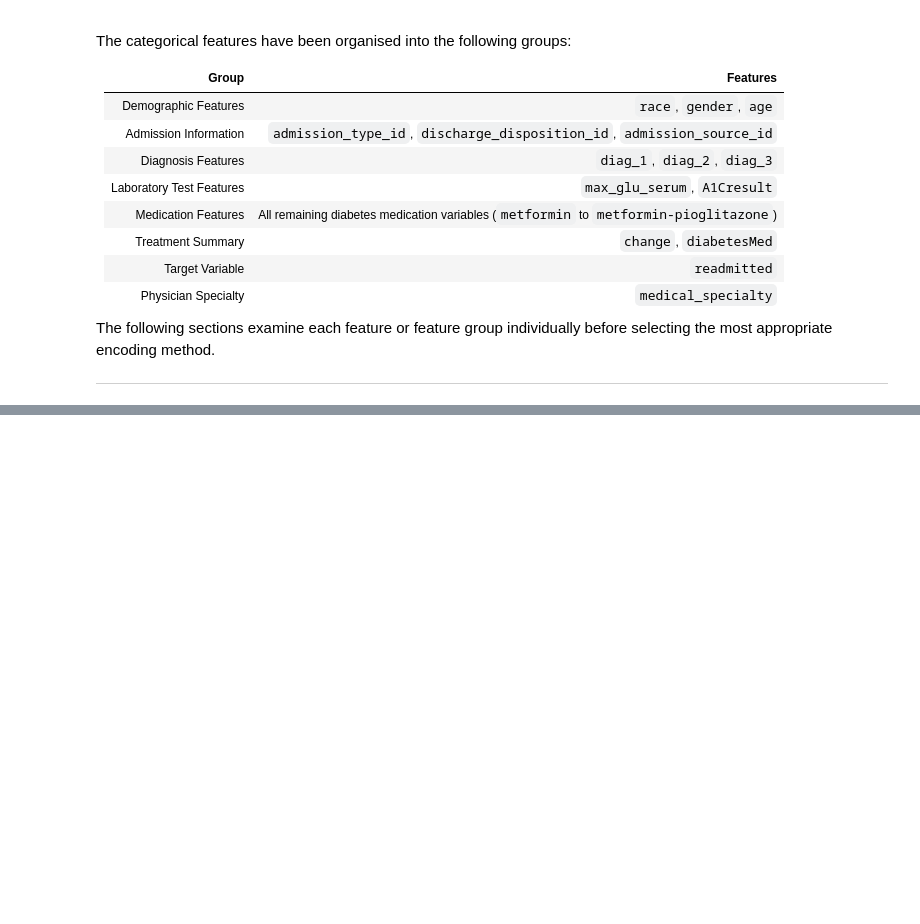
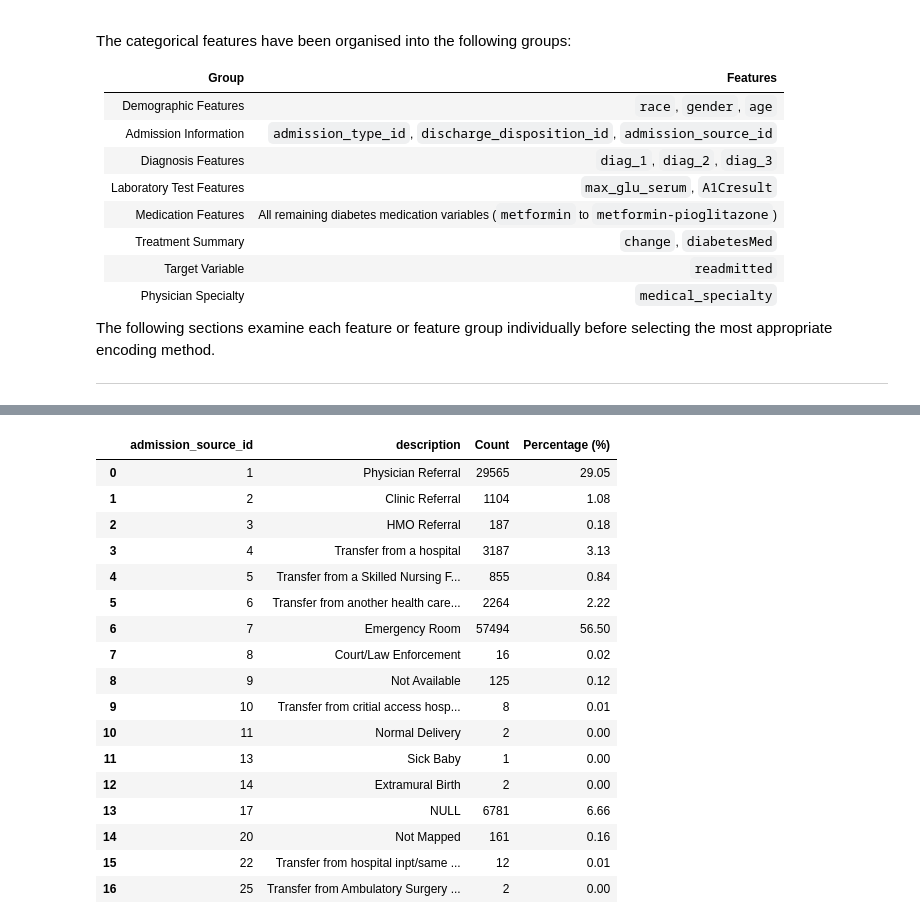
Before and after one commit to ajay-nagpal/Hospital-Readmission-Prediction, a Jupyter notebook: hospital_readmission.ipynb, the cells around one changed output, grey strips where cells are left out. Saved outputs shown, nothing was run; the diff lists cells and outputs as text; code cells hidden in the pictures; blank space fills up the shorter version.

Commit message:
demographic and admission information feature analysis

```diff
--- a/hospital_readmission.ipynb
+++ b/hospital_readmission.ipynb
@@ -998,0 +1223,19 @@ The following sections examine each feature or feature group individually before
+# %%
+# ============================================================
+# Load Mapping Files
+# ============================================================
+
+admission_type_mapping = pd.read_csv(
+    "admission_type_id_mapping.csv",
+    keep_default_na=False
+)
+
+discharge_disposition_mapping = pd.read_csv(
+    "discharge_disposition_id_mapping.csv",
+    keep_default_na=False
+)
+
+admission_source_mapping = pd.read_csv(
+    "admission_source_id.csv",
+    keep_default_na=False
+)
@@ -998,0 +1270,45 @@ The following sections examine each feature or feature group individually before
+# %%
+# ============================================================
+# Category Distribution of Admission Information Features
+# ============================================================
+
+print("=" * 60)
+print("Admission Type")
+print("=" * 60)
+
+display(
+    category_summary(
+        df,
+        "admission_type_id",
+        admission_type_mapping
+    )
+)
+
+print()
+
+print("=" * 60)
+print("Discharge Disposition")
+print("=" * 60)
+
+display(
+    category_summary(
+        df,
+        "discharge_disposition_id",
+        discharge_disposition_mapping
+    )
+)
+
+print()
+
+print("=" * 60)
+print("Admission Source")
+print("=" * 60)
+
+display(
+    category_summary(
+        df,
+        "admission_source_id",
+        admission_source_mapping
+    )
+)
+# %% [output]
@@ -998,0 +1350,18 @@ The following sections examine each feature or feature group individually before
+|  | admission_source_id | description | Count | Percentage (%) |
+| 0 | 1 | Physician Referral | 29565 | 29.05 |
+| 1 | 2 | Clinic Referral | 1104 | 1.08 |
+| 2 | 3 | HMO Referral | 187 | 0.18 |
+| 3 | 4 | Transfer from a hospital | 3187 | 3.13 |
+| 4 | 5 | Transfer from a Skilled Nursing F... | 855 | 0.84 |
+| 5 | 6 | Transfer from another health care... | 2264 | 2.22 |
+| 6 | 7 | Emergency Room | 57494 | 56.50 |
+| 7 | 8 | Court/Law Enforcement | 16 | 0.02 |
+| 8 | 9 | Not Available | 125 | 0.12 |
+| 9 | 10 | Transfer from critial access hosp... | 8 | 0.01 |
+| 10 | 11 | Normal Delivery | 2 | 0.00 |
+| 11 | 13 | Sick Baby | 1 | 0.00 |
+| 12 | 14 | Extramural Birth | 2 | 0.00 |
+| 13 | 17 | NULL | 6781 | 6.66 |
+| 14 | 20 | Not Mapped | 161 | 0.16 |
+| 15 | 22 | Transfer from hospital inpt/same ... | 12 | 0.01 |
+| 16 | 25 | Transfer from Ambulatory Surgery ... | 2 | 0.00 |
```
Also changed, not shown: parts of 16 cells of this notebook, 1 other file.
